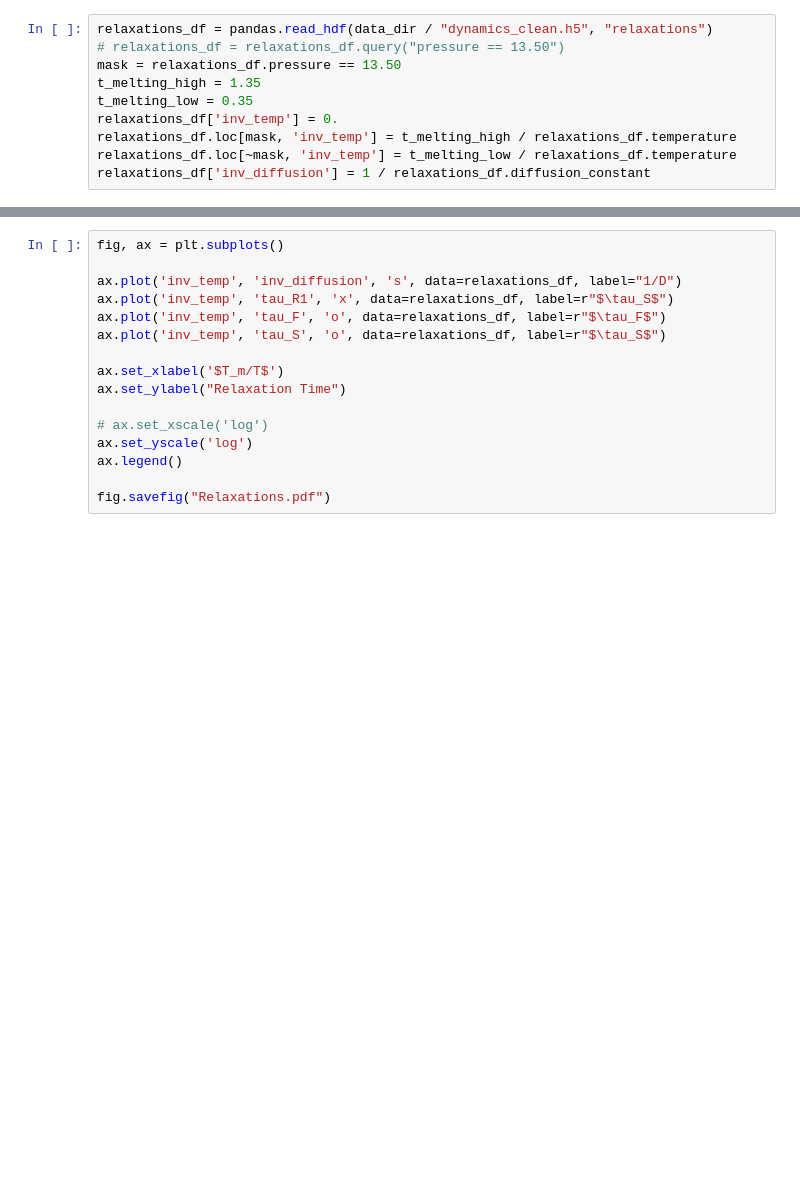
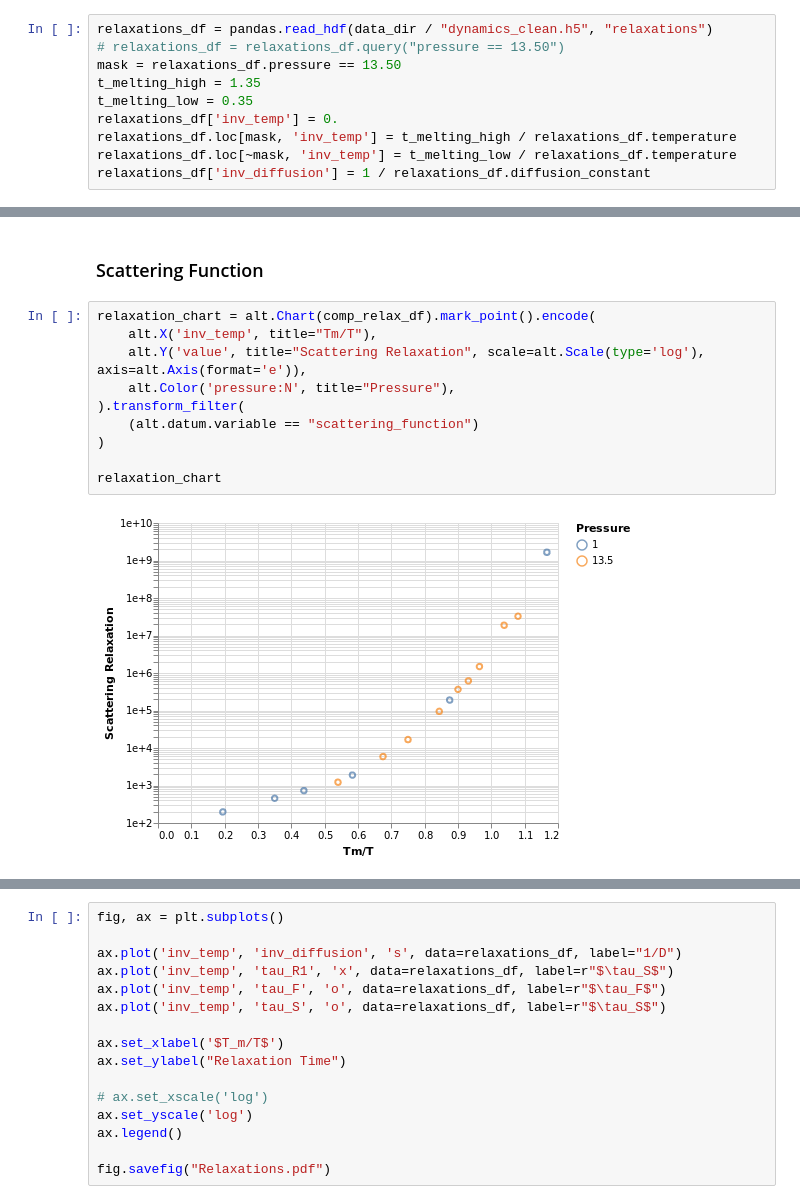
Before and after one commit to malramsay64/Dynamics, a Jupyter notebook: notebooks/21_phd_dynamics.ipynb, the cells around one changed output, grey strips where cells are left out. Cells and saved outputs as stored; diff of their text form; blank space fills up the shorter version.

```diff
--- a/notebooks/21_phd_dynamics.ipynb
+++ b/notebooks/21_phd_dynamics.ipynb
@@ -290,0 +315,14 @@ relaxations_df['inv_diffusion'] = 1 / relaxations_df.diffusion_constant
+# %% [markdown]
+### Scattering Function
+# %%
+relaxation_chart = alt.Chart(comp_relax_df).mark_point().encode(
+    alt.X('inv_temp', title="Tm/T"),
+    alt.Y('value', title="Scattering Relaxation", scale=alt.Scale(type='log'), axis=alt.Axis(format='e')),
+    alt.Color('pressure:N', title="Pressure"),
+).transform_filter(
+    (alt.datum.variable == "scattering_function")
+)
+
+relaxation_chart
+# %% [output]
+[figure, added]
```
Also changed, not shown: parts of 27 cells of this notebook, 10 other files.
